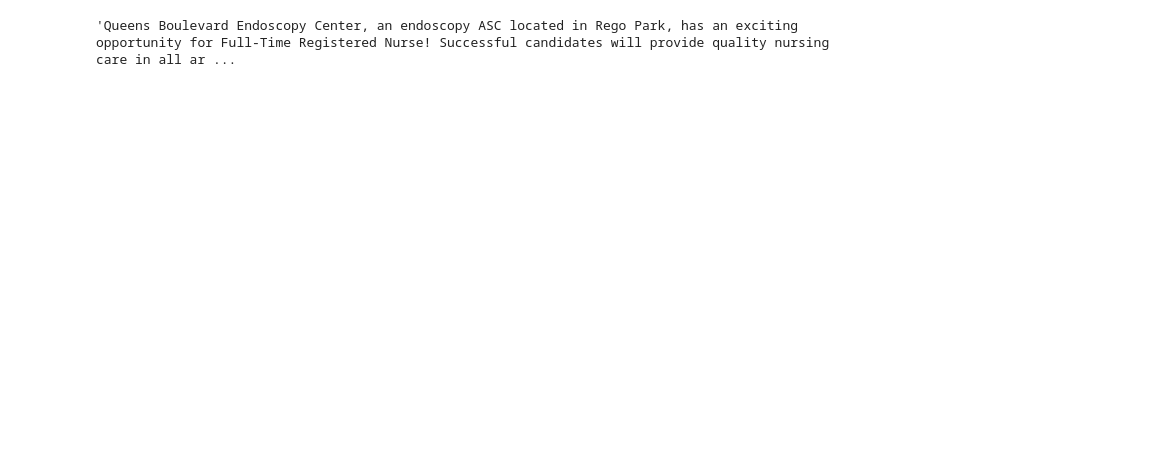
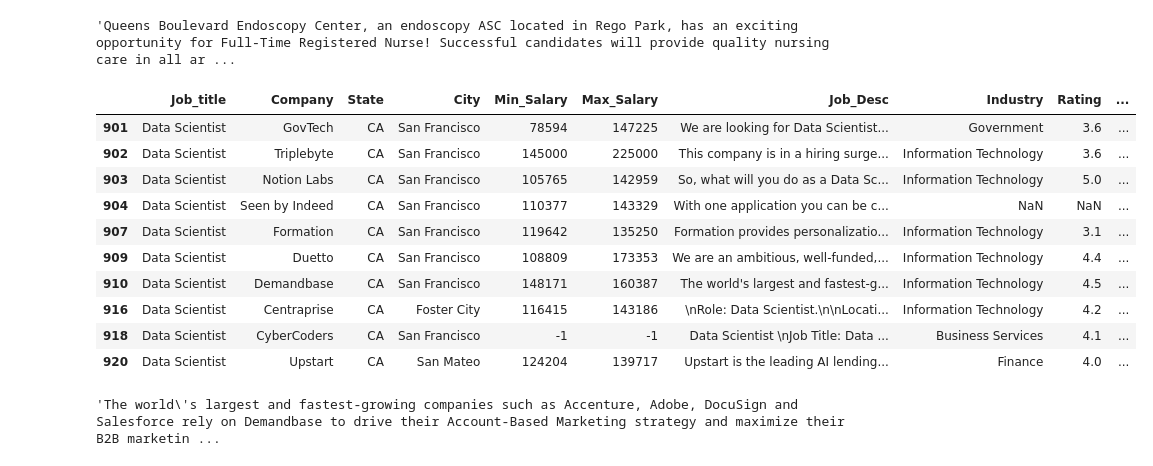
Before and after one commit to brooksjessup/Course_Recommender, a Jupyter notebook: EDA/Job_Posts_EDA.ipynb, the cells around one changed output. Saved outputs shown, nothing was run; the diff lists cells and outputs as text; code cells hidden in the pictures; blank space fills up the shorter version.

```diff
--- a/EDA/Job_Posts_EDA.ipynb
+++ b/EDA/Job_Posts_EDA.ipynb
@@ -66,0 +65,18 @@ df['Job_Desc'][1]
+# %%
+df.loc[df['Job_title'] == 'Data Scientist'].head(10)
+# %% [output]
+|  | Job_title | Company | State | City | Min_Salary | Max_Salary | Job_Desc | Industry | Rating | ... |
+| 901 | Data Scientist | GovTech | CA | San Francisco | 78594 | 147225 | We are looking for Data Scientist... | Government | 3.6 | ... |
+| 902 | Data Scientist | Triplebyte | CA | San Francisco | 145000 | 225000 | This company is in a hiring surge... | Information Technology | 3.6 | ... |
+| 903 | Data Scientist | Notion Labs | CA | San Francisco | 105765 | 142959 | So, what will you do as a Data Sc... | Information Technology | 5.0 | ... |
+| 904 | Data Scientist | Seen by Indeed | CA | San Francisco | 110377 | 143329 | With one application you can be c... | NaN | NaN | ... |
+| 907 | Data Scientist | Formation | CA | San Francisco | 119642 | 135250 | Formation provides personalizatio... | Information Technology | 3.1 | ... |
+| 909 | Data Scientist | Duetto | CA | San Francisco | 108809 | 173353 | We are an ambitious, well-funded,... | Information Technology | 4.4 | ... |
+| 910 | Data Scientist | Demandbase | CA | San Francisco | 148171 | 160387 | The world's largest and fastest-g... | Information Technology | 4.5 | ... |
+| 916 | Data Scientist | Centraprise | CA | Foster City | 116415 | 143186 | \nRole: Data Scientist.\n\nLocati... | Information Technology | 4.2 | ... |
+| 918 | Data Scientist | CyberCoders | CA | San Francisco | -1 | -1 | Data Scientist \nJob Title: Data ... | Business Services | 4.1 | ... |
+| 920 | Data Scientist | Upstart | CA | San Mateo | 124204 | 139717 | Upstart is the leading AI lending... | Finance | 4.0 | ... |
+# %%
+df['Job_Desc'][910]
+# %% [output]
+'The world\'s largest and fastest-growing companies such as Accenture, Adobe, DocuSign and Salesforce rely on Demandbase to drive their Account-Based Marketing strategy and maximize their B2B marketin ...
```
Also changed, not shown: parts of 4 cells of this notebook.
